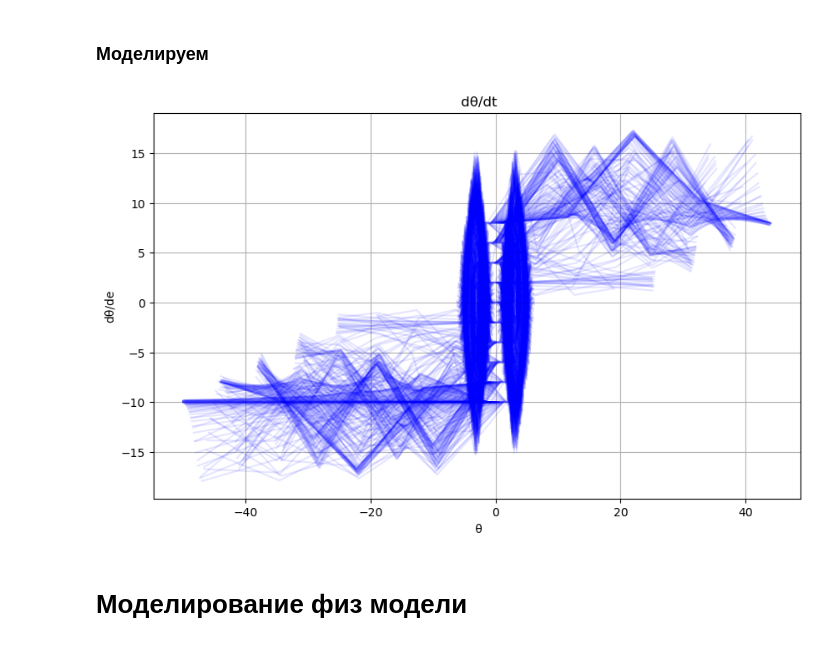
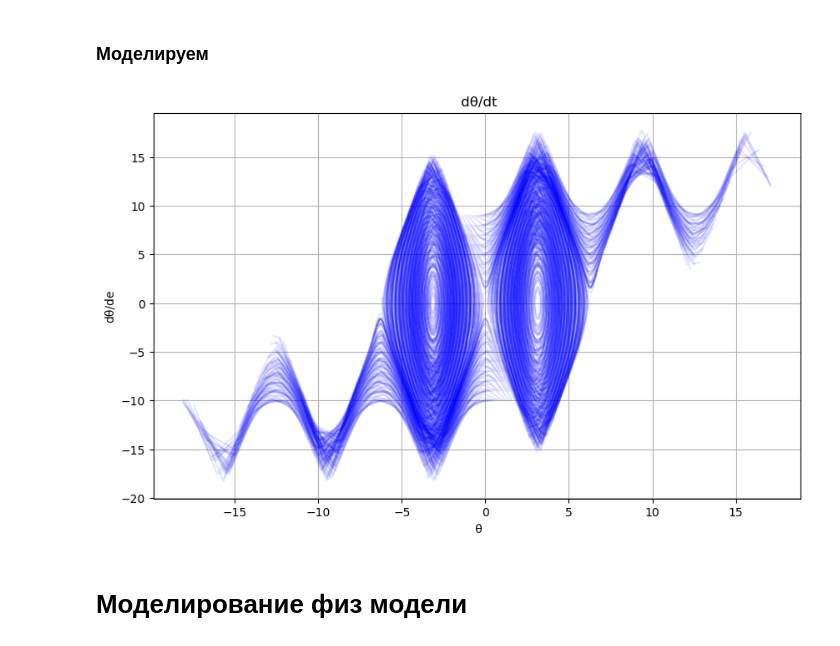
Before and after one commit to Filip-GG/TAU, a Jupyter notebook: kurs/main.ipynb, the cells around one changed output. Drawn from its saved outputs; the diff is of its cells as text; code cells hidden in the pictures.

```diff
--- a/kurs/main.ipynb
+++ b/kurs/main.ipynb
@@ -72,25 +72,25 @@ def model(
 # %%
 plt.figure(figsize=(10, 6))
 
 radian_line = np.arange(
     np.radians(-180),
     np.radians(180),
-    np.radians(2)
+    np.radians(10)
 )
 
 for theta0 in tqdm(radian_line):
-    for dtheta0 in np.arange(-10, 10, 2):
-        sol = model(koshi, theta0, dtheta0, 5, 1)
+    for dtheta0 in np.arange(-10, 10, 1):
+        sol = model(koshi, theta0, dtheta0, 1.5, 0.1)
         plt.plot(sol[:, 0], sol[:, 1], 'b', alpha=0.1)
 
 plt.xlabel(' θ')
 plt.ylabel('dθ/dе')
 plt.title(' dθ/dt')
 plt.grid()
 
 plt.show()
 # %% [output]
-[figure, old version]
+[figure, new version]
 # %% [markdown]
 # Моделирование физ модели
 # %%
```
Also changed, not shown: parts of 4 cells of this notebook.
